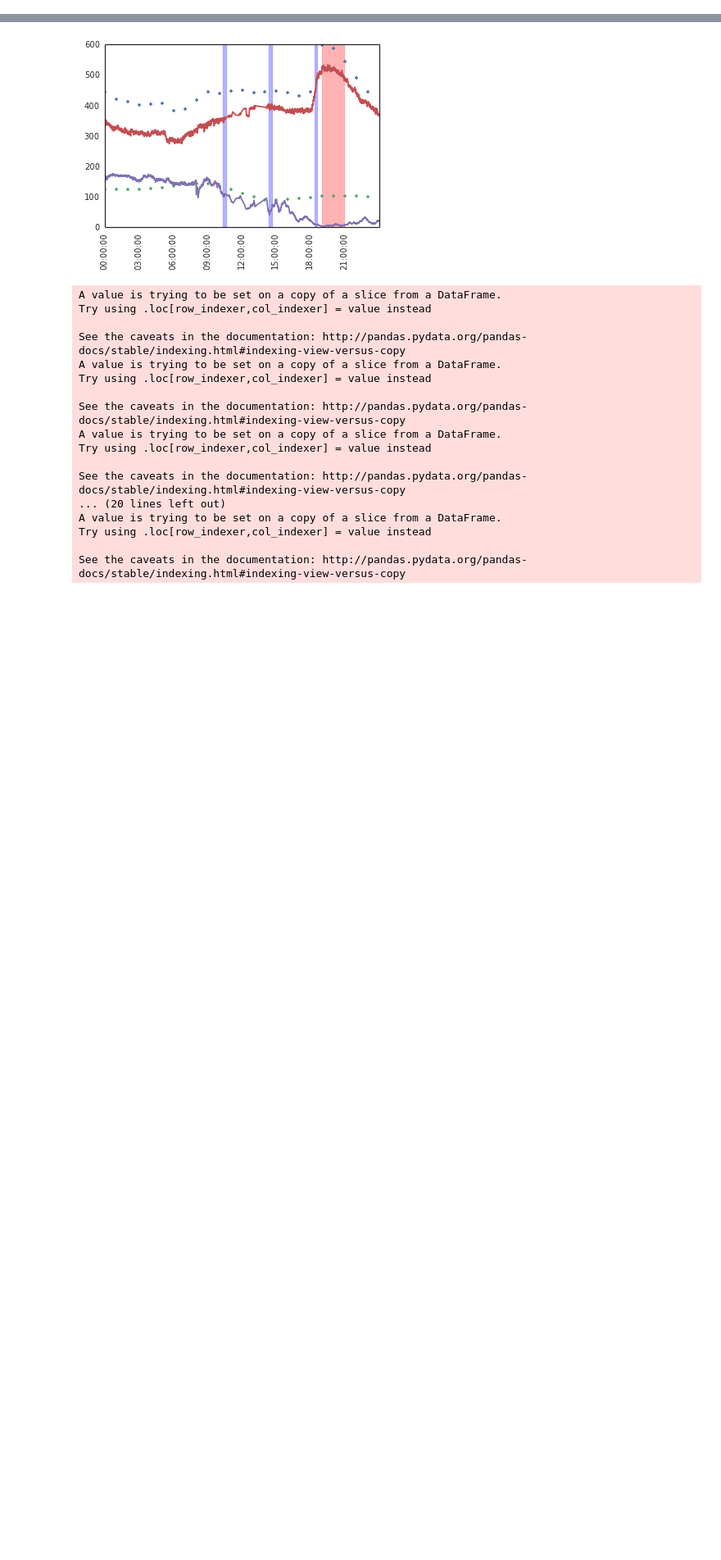
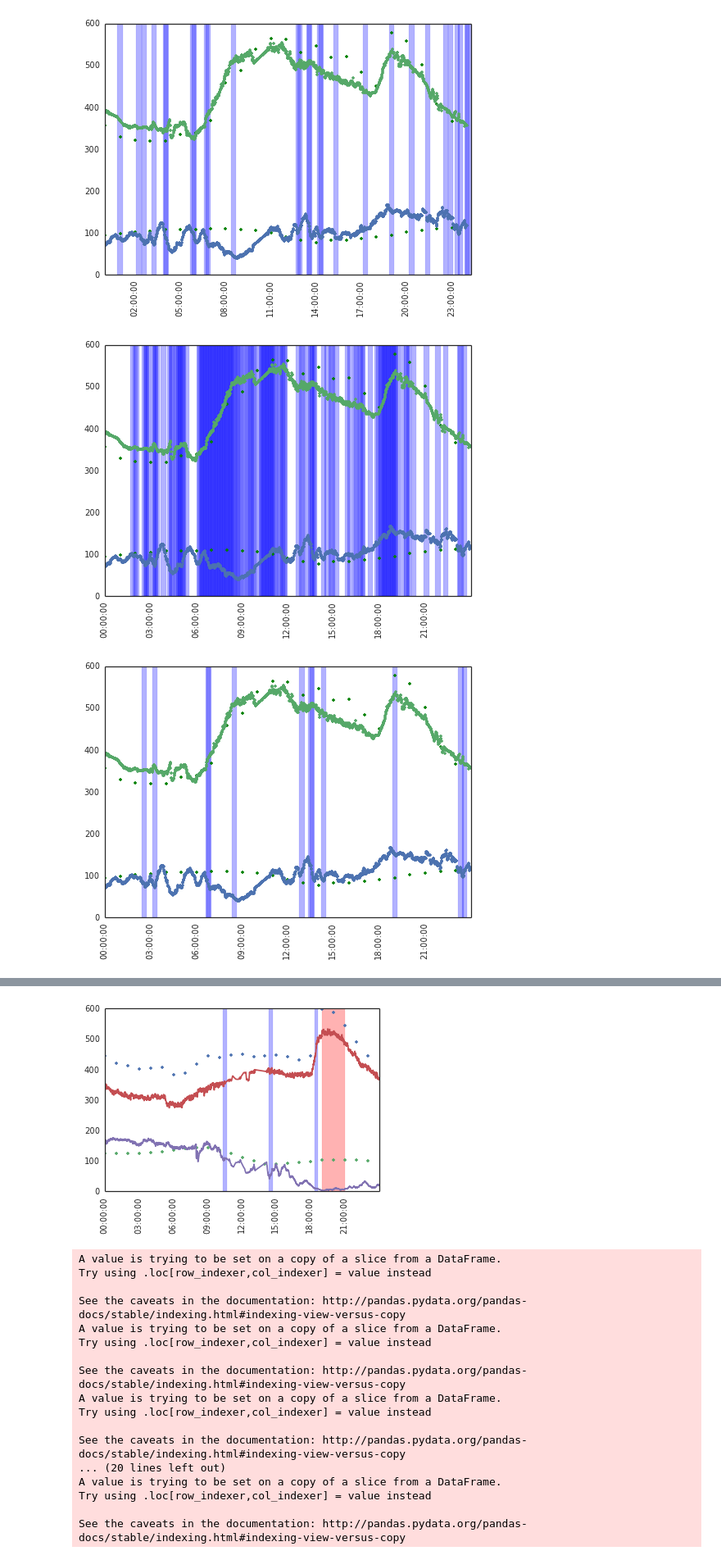
Before and after one commit to diegoleonbarido/flexbox-data-dump-analysis, a Jupyter notebook: ipynb/20sec_DR.ipynb, the cells around one changed output, grey strips where cells are left out. Shown at 82% size. Saved outputs shown, nothing was run; the diff lists cells and outputs as text; code cells hidden in the pictures; blank space fills up the shorter version.

```diff
--- a/ipynb/20sec_DR.ipynb
+++ b/ipynb/20sec_DR.ipynb
@@ -146,0 +426,6 @@ The code below is for analysis
+# %%
+plot_20_test(datetime(2016,7,8,0,0),datetime(2016,7,9,0,0))
+# %% [output]
+[figure, added]
+[figure, added]
+[figure, added]
```
Also changed, not shown: parts of 20 cells of this notebook, 2 other files.
